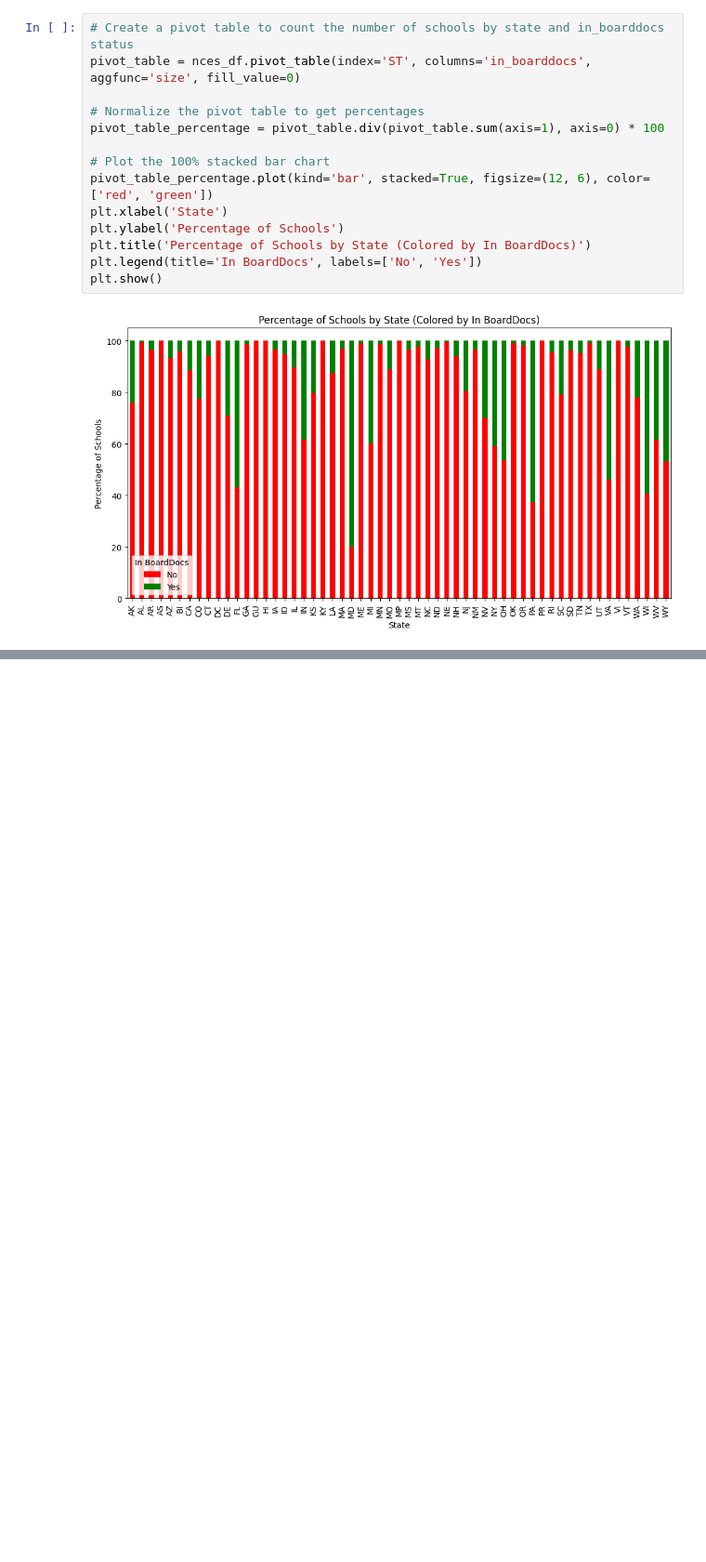
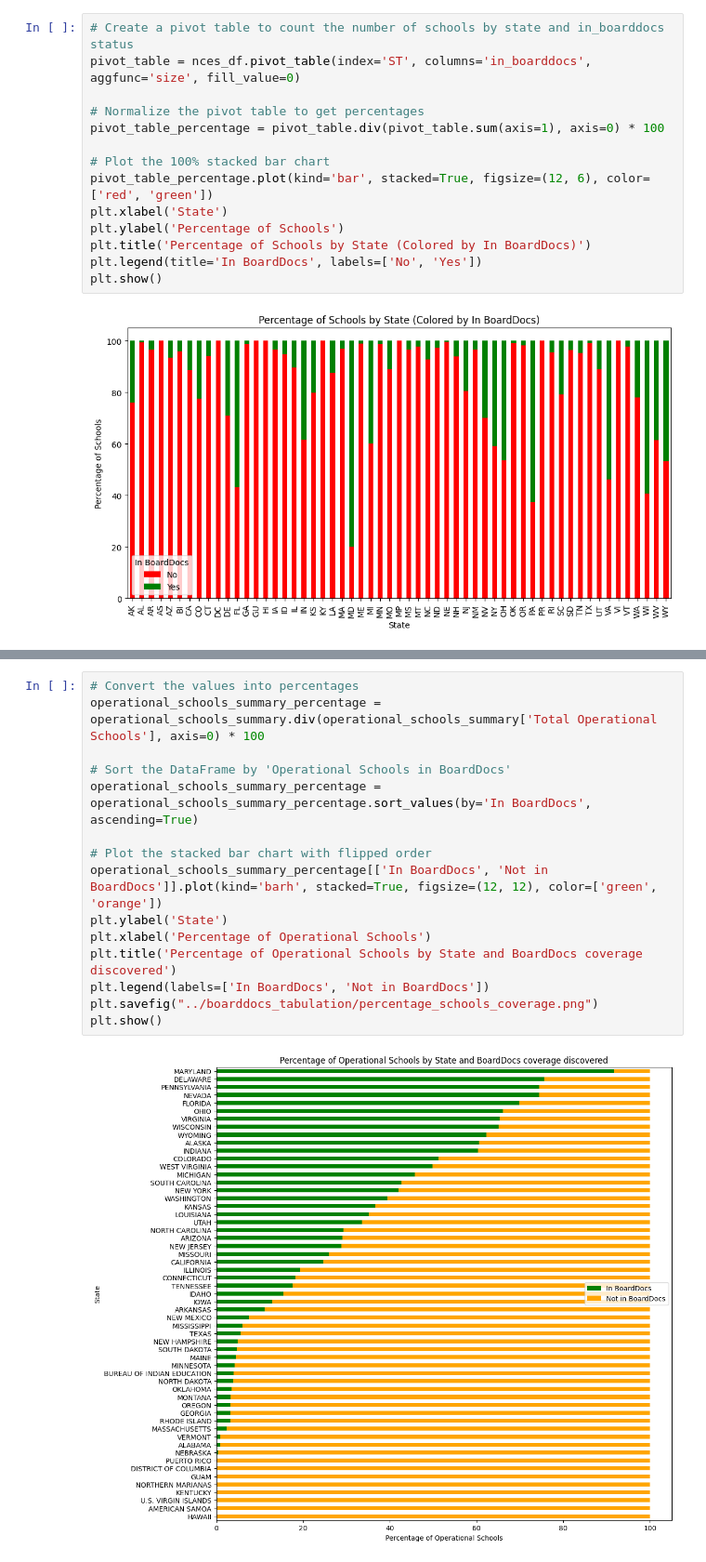
Before and after one commit to audrey-tan/cepr_boarddocs, a Jupyter notebook: misc/compare_number_schools.ipynb, the cells around one changed output, grey strips where cells are left out. Shown: that part at 93% size. Saved outputs shown, nothing was run; the diff lists cells and outputs as text; blank space fills up the shorter version.

```diff
--- a/misc/compare_number_schools.ipynb
+++ b/misc/compare_number_schools.ipynb
@@ -251,0 +281,17 @@ plt.show()
+# %%
+# Convert the values into percentages
+operational_schools_summary_percentage = operational_schools_summary.div(operational_schools_summary['Total Operational Schools'], axis=0) * 100
+
+# Sort the DataFrame by 'Operational Schools in BoardDocs'
+operational_schools_summary_percentage = operational_schools_summary_percentage.sort_values(by='In BoardDocs', ascending=True)
+
+# Plot the stacked bar chart with flipped order
+operational_schools_summary_percentage[['In BoardDocs', 'Not in BoardDocs']].plot(kind='barh', stacked=True, figsize=(12, 12), color=['green', 'orange'])
+plt.ylabel('State')
+plt.xlabel('Percentage of Operational Schools')
+plt.title('Percentage of Operational Schools by State and BoardDocs coverage discovered')
+plt.legend(labels=['In BoardDocs', 'Not in BoardDocs'])
+plt.savefig("../boarddocs_tabulation/percentage_schools_coverage.png")
+plt.show()
+# %% [output]
+[figure, added]
```
Also changed, not shown: parts of 11 cells of this notebook, 5 other files.
